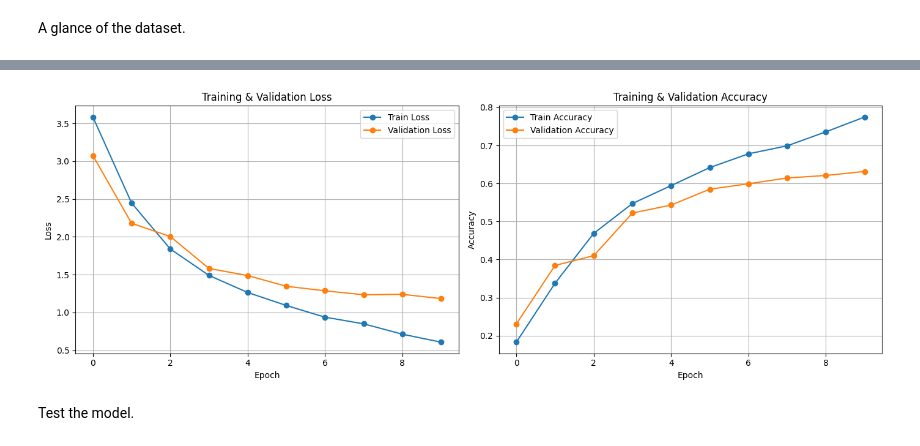
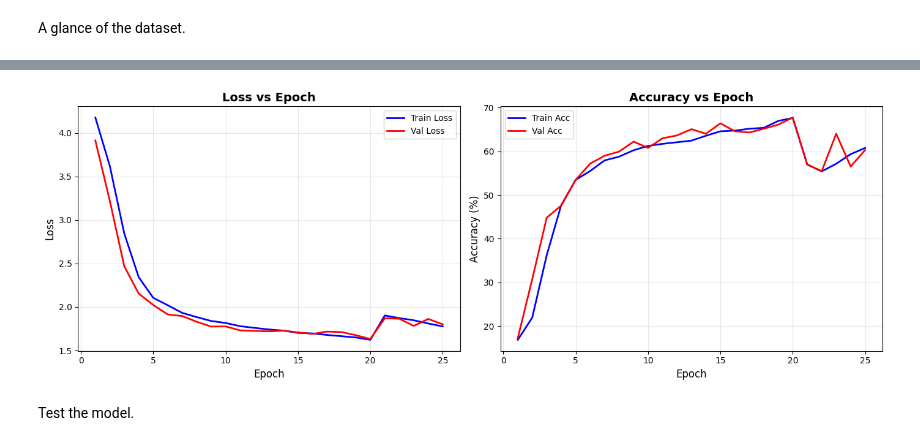
Before and after one commit to zythedeveloper/woa7015-med-vqa-slake, a Jupyter notebook: notebook.ipynb, the cells around one changed output, grey strips where cells are left out. Drawn from its saved outputs; the diff is of its cells as text; code cells hidden in the pictures.

```diff
--- a/notebook.ipynb
+++ b/notebook.ipynb
@@ -30,0 +13,16 @@ Thu Dec 11 18:17:42 2025
+# %%
+import os
+
+# change to root directory
+root_dir = os.getcwd()
+
+# create a working folder
+working_dir = os.path.join(os.getcwd(), 'drive', 'MyDrive', 'woa7015-med-vqa')
+if not os.path.exists(working_dir):
+    os.makedirs(working_dir)
+
+if os.getcwd() != working_dir:
+    os.chdir(working_dir)
+
+assert os.getcwd() == working_dir
+print(f"Current directory: {os.getcwd()}")
@@ -33,4 +33,7 @@ Load the `SLAKE`.
 # %%
+import pandas as pd
+
+data_dir = os.path.join(working_dir, 'Slake1.0')
 train_df = pd.read_json(os.path.join(data_dir, 'train.json'))
 validate_df = pd.read_json(os.path.join(data_dir, 'validate.json'))
 test_df = pd.read_json(os.path.join(data_dir, 'test.json'))
@@ -159,0 +82,5 @@ Plot the training performance of the model.
+# %%
+from utils import train_model
+
+dataset_dir = os.path.join(working_dir, 'Slake1.0')
+model, train_losses, val_losses, train_accs, val_accs = train_model(dataset_dir, train_df, validate_df)
@@ -160,7 +145,8 @@ Plot the training performance of the model.
 # %%
-from utils import plot_training_curves
-plot_training_curves(train_losses, val_losses, train_accies, val_accies)
+from utils import plot_graph
+
+plot_graph(train_losses, val_losses, train_accs, val_accs, num_epochs=25)
 # %% [output]
-[figure, old version]
+[figure, new version]
 # %% [markdown]
 Test the model.
```
Also changed, not shown: parts of 25 cells of this notebook, 4 other files.
